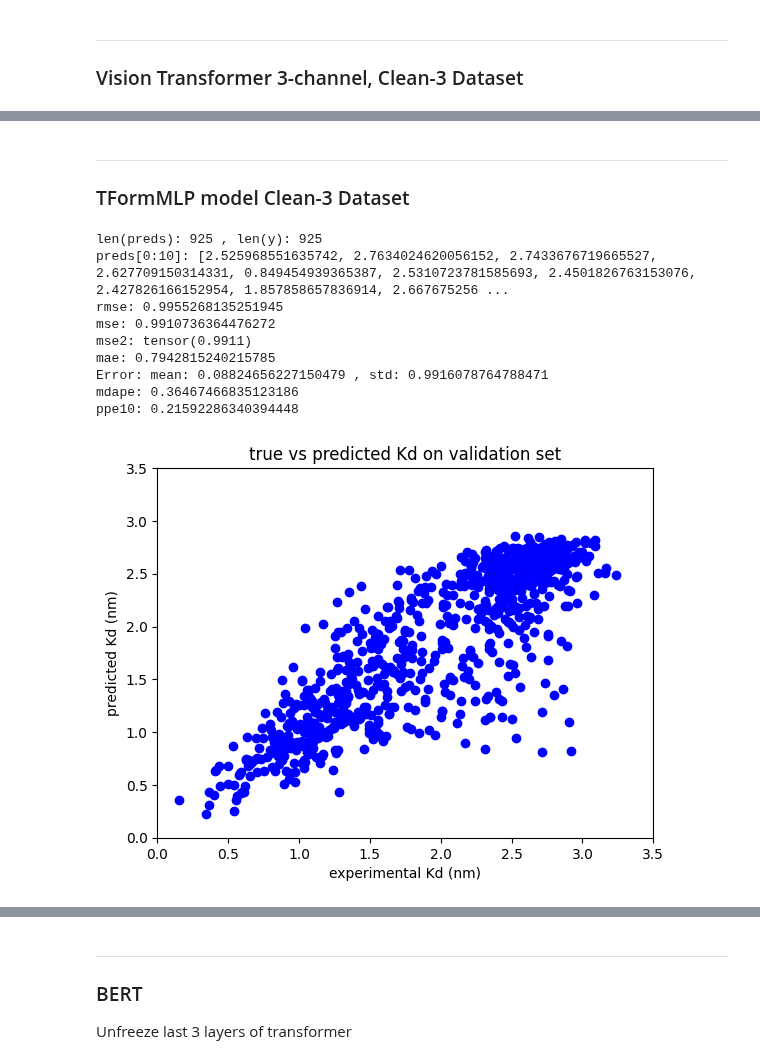
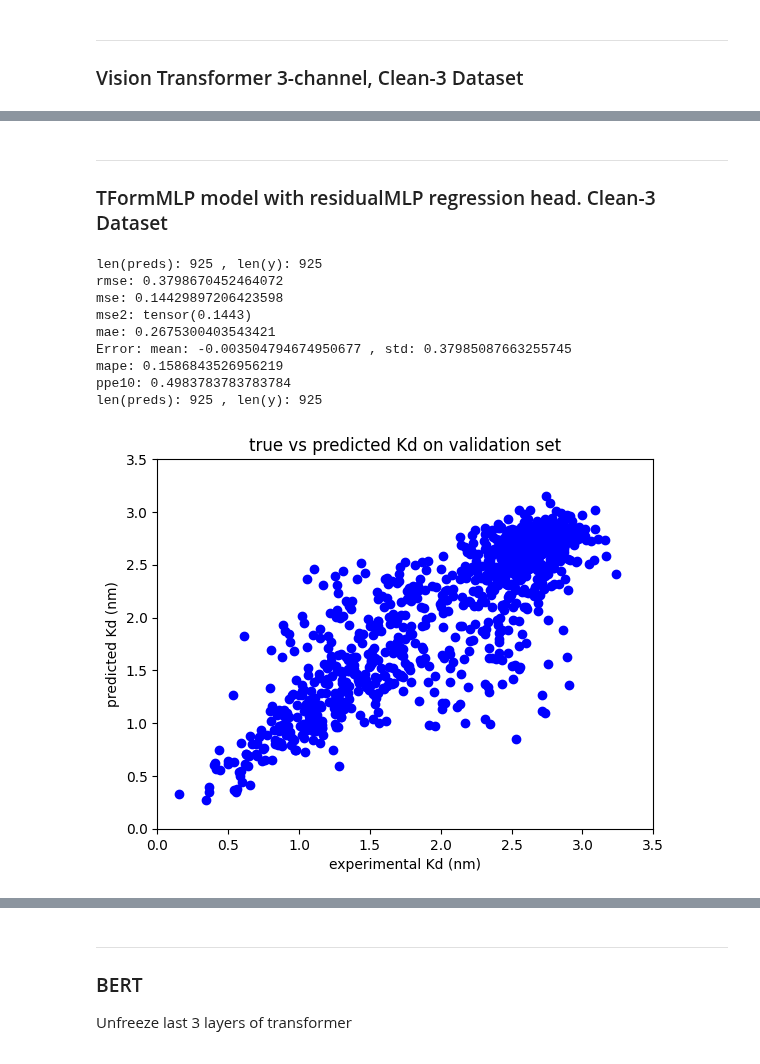
Before and after one commit to planaria158/BERT-antibody-antigen-binding-energy, a Jupyter notebook: notebooks/Inference.ipynb, the cells around one changed output, grey strips where cells are left out. Saved outputs shown, nothing was run; the diff lists cells and outputs as text; code cells hidden in the pictures.

Commit message:
analysis code corrections misc changes to vit and tform_mlp files

```diff
--- a/notebooks/Inference.ipynb
+++ b/notebooks/Inference.ipynb
@@ -59,7 +59,24 @@ def plot_pred_vs_true(preds_file_path, true_file_path, xlim=(0,5), ylim=(0,5)):
     y = pk.load(open(true_file_path, 'rb'))
     print('len(preds):', len(preds), ', len(y):', len(y))
     preds = [p[0] for p in preds]
-    print('preds[0:10]:', preds[0:10])
+    y = [a[0] for a in y]
+
+    # scatter plot of true vs pred
+    plt.scatter(y, preds, c ="blue")
+    plt.xlabel('experimental Kd (nm)')
+    plt.ylabel('predicted Kd (nm)')
+    plt.title('true vs predicted Kd on validation set')
+    plt.xlim(xlim)
+    plt.ylim(ylim)
+    plt.show()
+
+# Some error values
+def print_errors(preds_file_path, true_file_path):
+    preds = pk.load(open(preds_file_path, 'rb'))
+    y = pk.load(open(true_file_path, 'rb'))
+    print('len(preds):', len(preds), ', len(y):', len(y))
+    preds = [p[0] for p in preds]
+    y = [a[0] for a in y]
 
     # RMSE
     rmse = math.sqrt(np.mean((np.array(y) - np.array(preds))**2))
@@ -81,22 +98,13 @@ def plot_pred_vs_true(preds_file_path, true_file_path, xlim=(0,5), ylim=(0,5)):
     std = np.std(np.array(y) - np.array(preds))
     print('Error: mean:', mean, ', std:', std)
 
-    # Median of the absolute percentage error
-    mdape = np.median(np.abs(np.array(y) - np.array(preds))/np.array(y))
-    print('mdape:', mdape)
+    # Mean of the absolute percentage error
+    mape = np.mean(np.abs(np.array(y) - np.array(preds))/np.array(y))
+    print('mape:', mape)
 
     # PPE10: percentage of time the prediction is within 10 percent of the ground truth
     ppe10 = np.mean(np.abs(np.array(y) - np.array(preds))/np.array(y) < 0.1)
     print('ppe10:', ppe10)
-
-    # scatter plot of true vs pred
-    plt.scatter(y, preds, c ="blue")
-    plt.xlabel('experimental Kd (nm)')
-    plt.ylabel('predicted Kd (nm)')
-    plt.title('true vs predicted Kd on validation set')
-    plt.xlim(xlim)
-    plt.ylim(ylim)
-    plt.show()
 # %% [markdown]
 ----
 ### MLP model
@@ -211,4 +205,4 @@ ppe10: 0.21473425858290723
 [figure]
 # %% [markdown]
 ----
-### TFormMLP model Clean-3 Dataset
+### TFormMLP model with residualMLP regression head. Clean-3 Dataset
@@ -218,16 +209,16 @@ plot_preds_hist(pred_file_path)
 # %%
-# Inference on the validation set to compare actual with predicted values
-pred_file_path = '../inference_results/tform_mlp_model/cleaned-3/preds_tform_mlp_1714860545.1421924.pkl'
-true_file_path = '../inference_results/tform_mlp_model/cleaned-3/y_tform_mlp_1714860545.1423948.pkl'
+pred_file_path = '../inference_results/tform_mlp_model/cleaned-3/preds_tform_mlp_1714915311.9102216.pkl'
+true_file_path = '../inference_results/tform_mlp_model/cleaned-3/y_tform_mlp_1714915311.9104567.pkl'
+print_errors(pred_file_path, true_file_path)
 plot_pred_vs_true(pred_file_path, true_file_path, xlim=(0,3.5), ylim=(0,3.5))
 # %% [output]
 len(preds): 925 , len(y): 925
-preds[0:10]: [2.525968551635742, 2.7634024620056152, 2.7433676719665527, 2.627709150314331, 0.849454939365387, 2.5310723781585693, 2.4501826763153076, 2.427826166152954, 1.857858657836914, 2.667675256 ...
-rmse: 0.9955268135251945
-mse: 0.9910736364476272
-mse2: tensor(0.9911)
-mae: 0.7942815240215785
-Error: mean: 0.08824656227150479 , std: 0.9916078764788471
-mdape: 0.36467466835123186
-ppe10: 0.21592286340394448
+rmse: 0.3798670452464072
+mse: 0.14429897206423598
+mse2: tensor(0.1443)
+mae: 0.2675300403543421
+Error: mean: -0.003504794674950677 , std: 0.37985087663255745
+mape: 0.1586843526956219
+ppe10: 0.4983783783783784
+len(preds): 925 , len(y): 925
-[figure, old version]
+[figure, new version]
```
Also changed, not shown: parts of 11 cells of this notebook, 10 other files.
